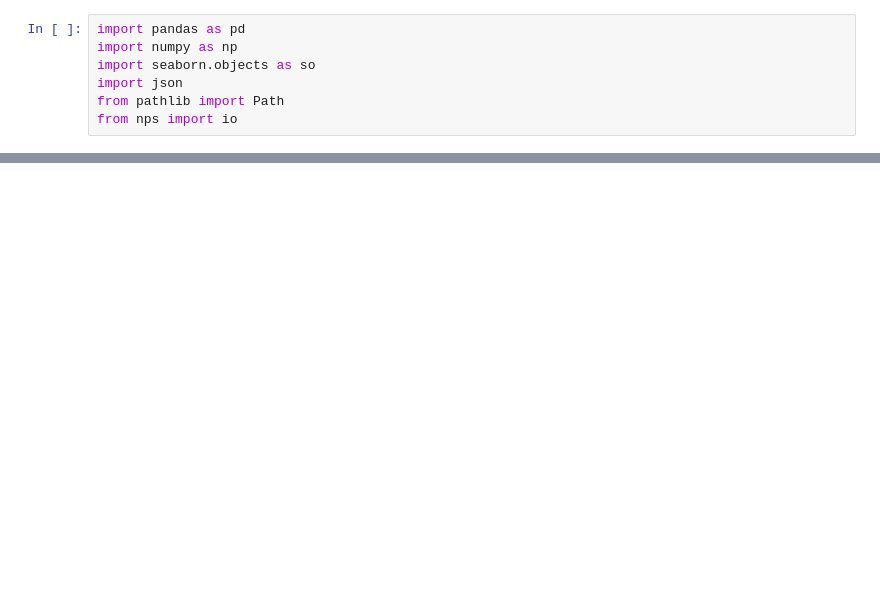
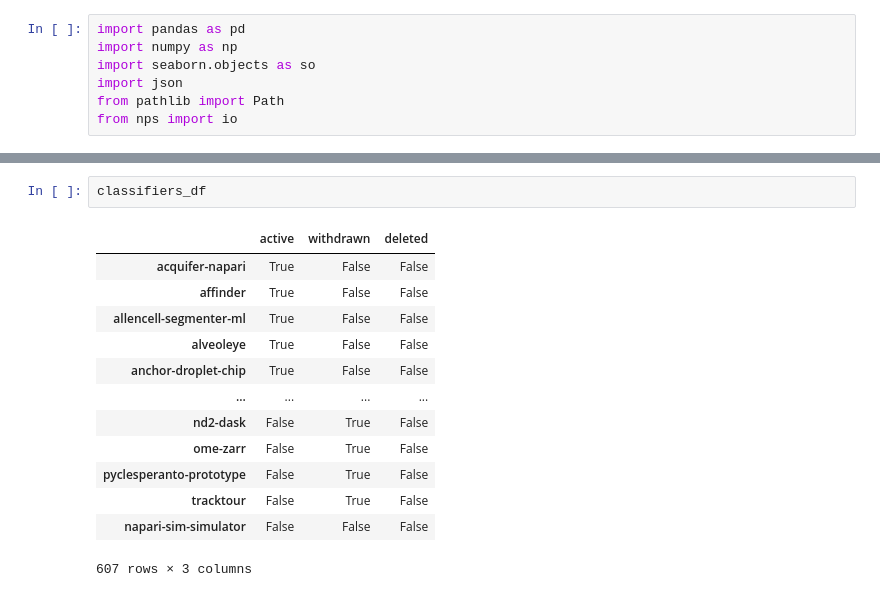
Before and after one commit to TimMonko/nps, a Jupyter notebook: nps_analysis.ipynb, the cells around one changed output, grey strips where cells are left out. Saved outputs shown, nothing was run; the diff lists cells and outputs as text; blank space fills up the shorter version.

```diff
--- a/nps_analysis.ipynb
+++ b/nps_analysis.ipynb
@@ -43,0 +110,16 @@ if NPE2API_DATA.exists():
+# %%
+classifiers_df
+# %% [output]
+|  | active | withdrawn | deleted |
+| acquifer-napari | True | False | False |
+| affinder | True | False | False |
+| allencell-segmenter-ml | True | False | False |
+| alveoleye | True | False | False |
+| anchor-droplet-chip | True | False | False |
+| ... | ... | ... | ... |
+| nd2-dask | False | True | False |
+| ome-zarr | False | True | False |
+| pyclesperanto-prototype | False | True | False |
+| tracktour | False | True | False |
+| napari-sim-simulator | False | False | False |
+607 rows × 3 columns
```
Also changed, not shown: parts of 7 cells of this notebook.
